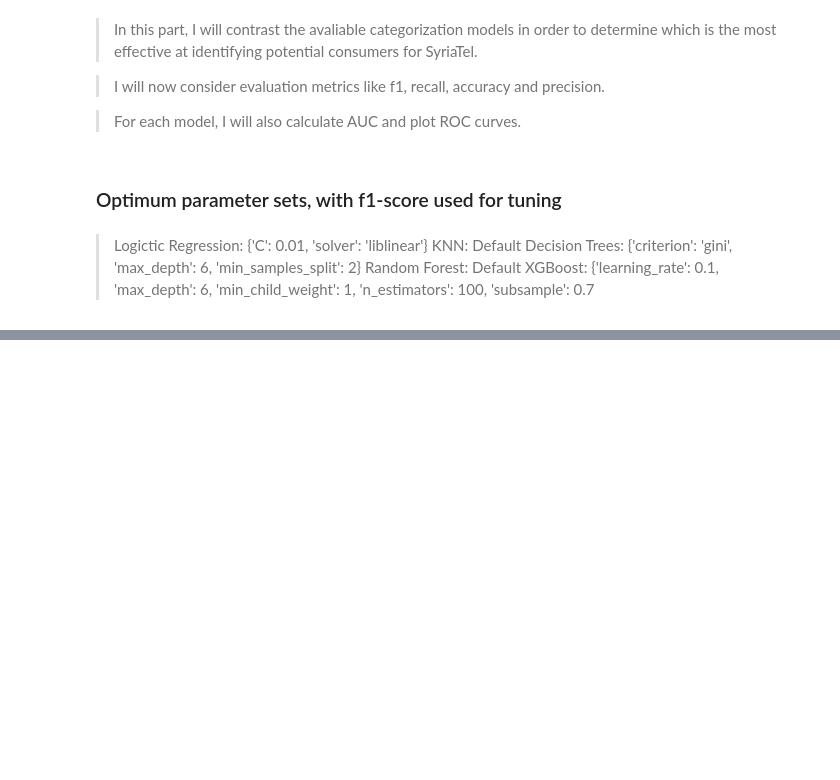
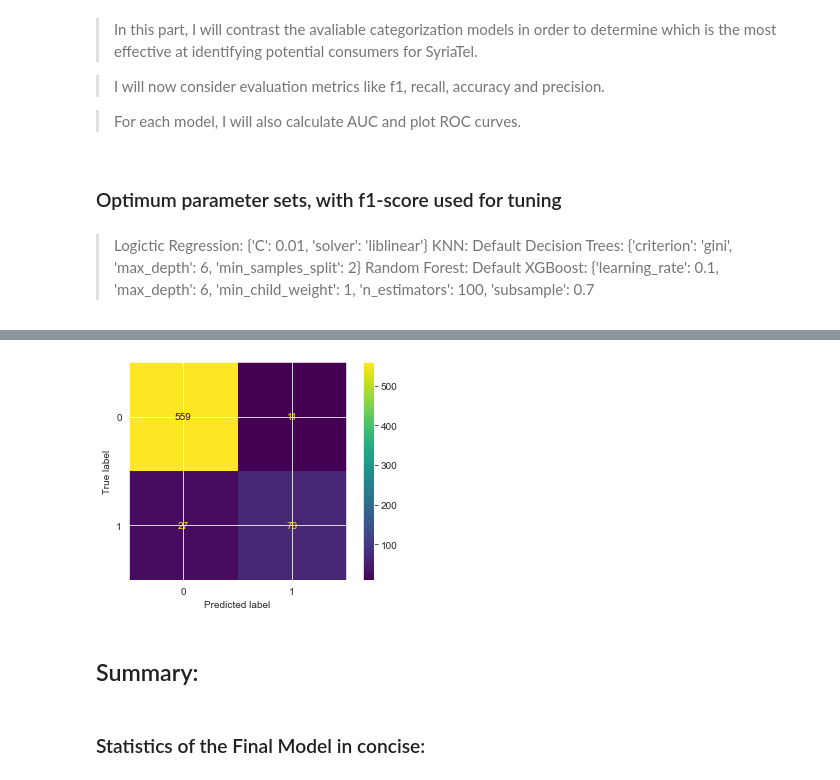
Before and after one commit to gt1719/syriatel_costumer_churn_analysis, a Jupyter notebook: syriatel_costumer_churn_analysis.ipynb, the cells around one changed output, grey strips where cells are left out. Drawn from its saved outputs; the diff is of its cells as text; code cells hidden in the pictures; blank space fills up the shorter version.

```diff
--- a/syriatel_costumer_churn_analysis.ipynb
+++ b/syriatel_costumer_churn_analysis.ipynb
@@ -1231,0 +1314,11 @@ model_names = ['Logistic Regression', 'K-Nearest Neighbor', 'Decision Tree', 'Ra
+# %%
+# Fit Final Model
+
+xgb_final = XGBClassifier(learning_rate=0.1, max_depth=5, min_child_weight=1, \
+                         subsample=0.7, random_state=42, eval_metric='logloss')
+
+xgb_final.fit(X_train_scaled_resampled, y_train_resampled)
+
+print('Final Model:\n')
+print('Training Data:\n', classification_report(y_train_resampled, xgb_final.predict(X_train_scaled_resampled)))
+print('Testing Data:\n', classification_report(y_test, xgb_final.predict(X_test_scaled)))
@@ -1231,0 +1349,11 @@ model_names = ['Logistic Regression', 'K-Nearest Neighbor', 'Decision Tree', 'Ra
+# %%
+from sklearn.metrics import plot_confusion_matrix
+
+plot_confusion_matrix(xgb_final, X_test_scaled, y_test);
+#plt.savefig('images/conf_matrix_XGB.png')
+# %% [output]
+[figure, added]
+# %% [markdown]
+## Summary:
+# %% [markdown]
+### Statistics of the Final Model in concise:
```
Also changed, not shown: parts of 25 cells of this notebook.
